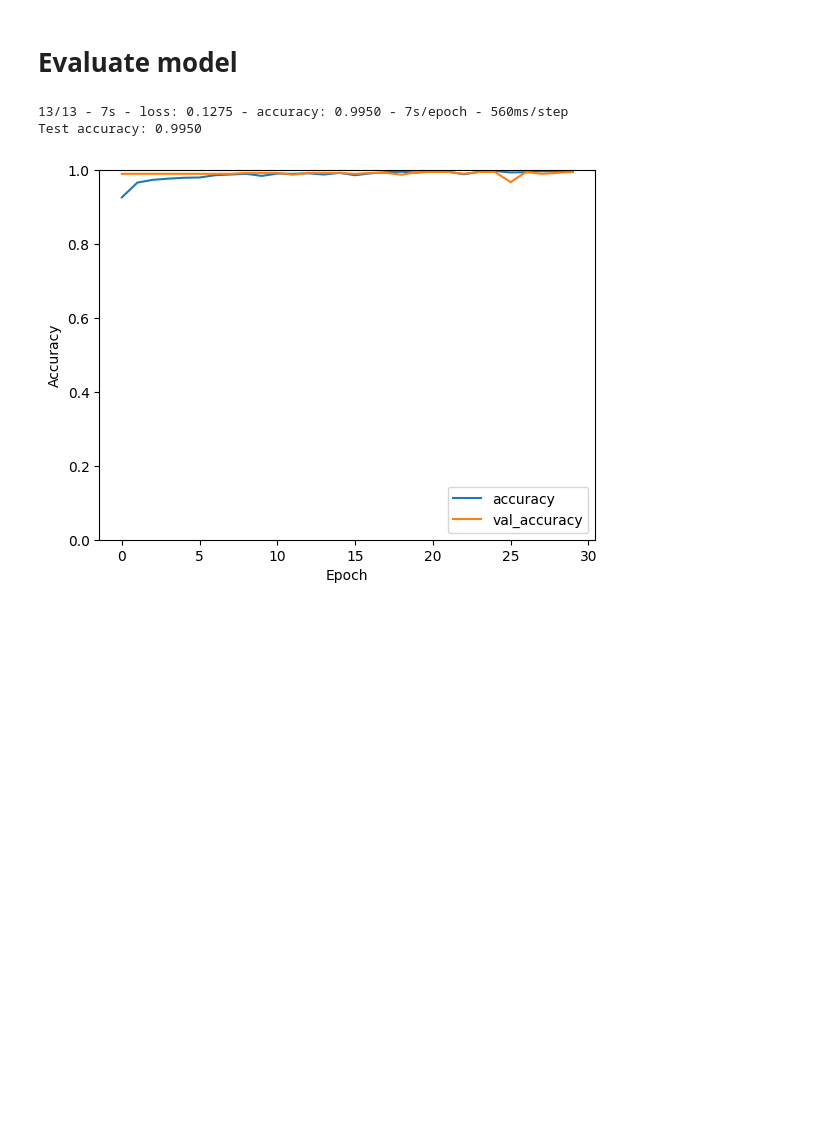
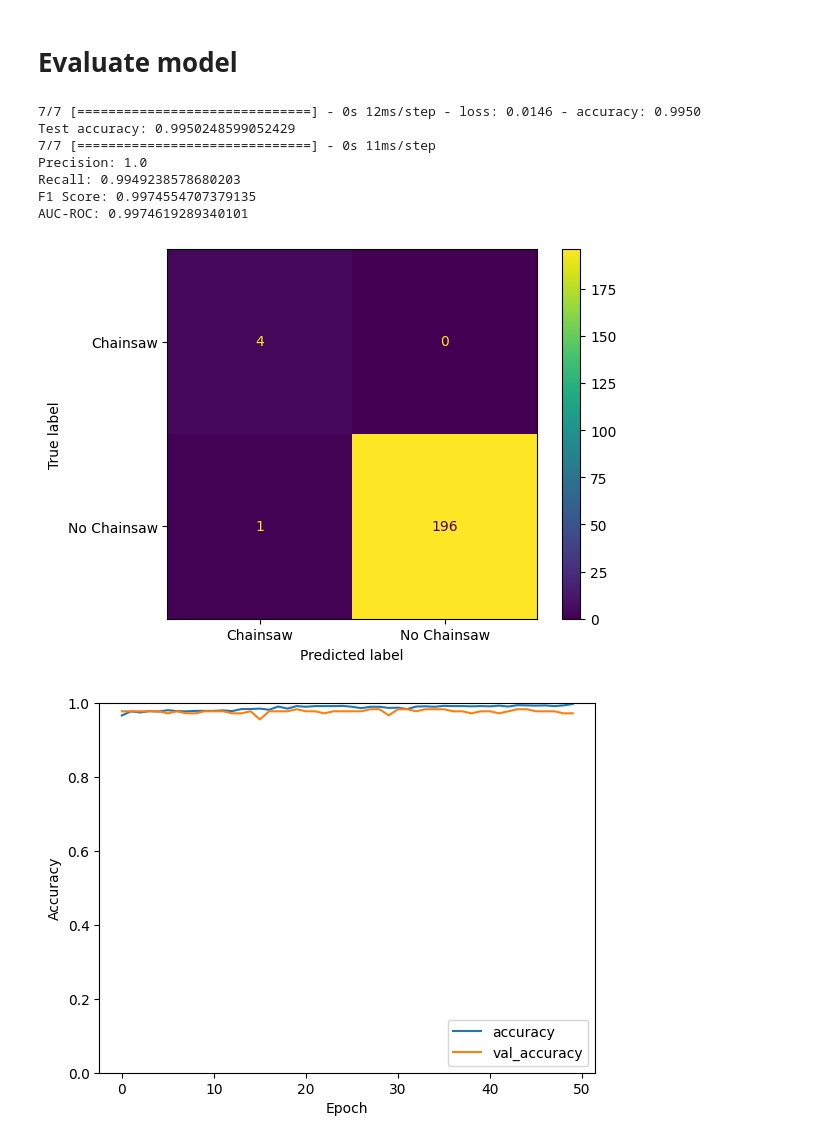
Before and after one commit to brayvid/engine-detection, a Jupyter notebook: p4_project_chainsaw_detection.ipynb, the cells around one changed output. Cells and saved outputs as stored; diff of their text form; code cells hidden in the pictures; blank space fills up the shorter version.

```diff
--- a/p4_project_chainsaw_detection.ipynb
+++ b/p4_project_chainsaw_detection.ipynb
@@ -84,3 +80,24 @@ X_train, X_test, y_train, y_test = train_test_split(X, y, test_size=0.2, random_
+# %%
+import pickle
+
+# Save X and y using pickle
+with open('X_chainsaw.pkl', 'wb') as f:
+    pickle.dump(X, f)
+with open('y_chainsaw.pkl', 'wb') as f:
+    pickle.dump(y, f)
+# %%
+import pickle
+
+# Load X and y from pickle file
+with open('X_chainsaw.pkl', 'rb') as f:
+    X = pickle.load(f)
+with open('y_chainsaw.pkl', 'rb') as f:
+    y = pickle.load(f)
+# %%
+from sklearn.model_selection import train_test_split
+
+# Split data into training and testing sets
+X_train, X_test, y_train, y_test = train_test_split(X, y, test_size=0.1, stratify=y)
 # %% [markdown]
 # Build model
 # %%
@@ -147,20 +170,45 @@ Epoch 30/30
 # Evaluate model
 # %%
 import matplotlib.pyplot as plt
+import numpy as np
+from sklearn.metrics import precision_score, recall_score, f1_score, ConfusionMatrixDisplay, roc_auc_score
 
 # Evaluate the model
-test_loss, test_acc = model.evaluate(X_test, y_test, verbose=2)
-print(f'Test accuracy: {test_acc:.4f}')
+test_loss, test_acc = model.evaluate(X_test, y_test)
+print(f"Test accuracy: {test_acc}")
+
+# Calculate metrics
+y_pred = np.argmax(model.predict(X_test), axis=1)
+precision = precision_score(y_test, y_pred, average='binary')
+recall = recall_score(y_test, y_pred, average='binary')
+f1 = f1_score(y_test, y_pred, average='binary')
+roc_auc = roc_auc_score(y_test, y_pred)
+
+# Display metrics
+print(f"Precision: {precision}")
+print(f"Recall: {recall}")
+print(f"F1 Score: {f1}")
+print(f"AUC-ROC: {roc_auc}")
+
+# Plot confusion matrix
+ConfusionMatrixDisplay.from_predictions(y_test, y_pred, display_labels=['Chainsaw', 'No Chainsaw'])
+plt.show()
 
 # Plotting training and validation accuracy
 plt.plot(history.history['accuracy'], label='accuracy')
 plt.plot(history.history['val_accuracy'], label = 'val_accuracy')
 plt.xlabel('Epoch')
 plt.ylabel('Accuracy')
 plt.ylim([0, 1])
 plt.legend(loc='lower right')
 plt.show()
 # %% [output]
-13/13 - 7s - loss: 0.1275 - accuracy: 0.9950 - 7s/epoch - 560ms/step
-Test accuracy: 0.9950
+7/7 [==============================] - 0s 12ms/step - loss: 0.0146 - accuracy: 0.9950
+Test accuracy: 0.9950248599052429
+7/7 [==============================] - 0s 11ms/step
+Precision: 1.0
+Recall: 0.9949238578680203
+F1 Score: 0.9974554707379135
+AUC-ROC: 0.9974619289340101
-[figure, old version]
+[figure, new version]
+[figure, added]
```
Also changed, not shown: parts of 2 cells of this notebook.
